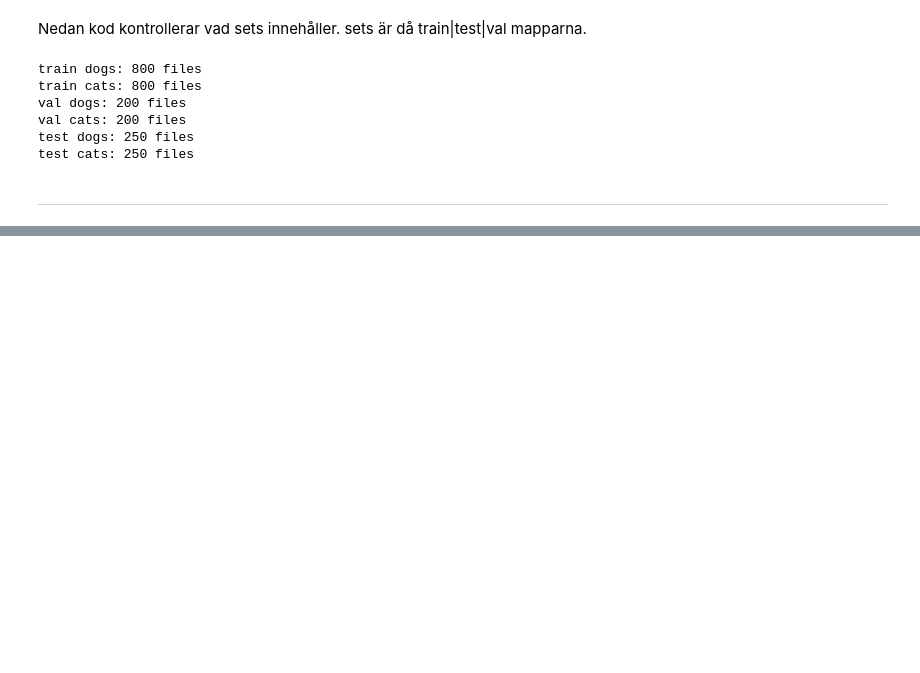
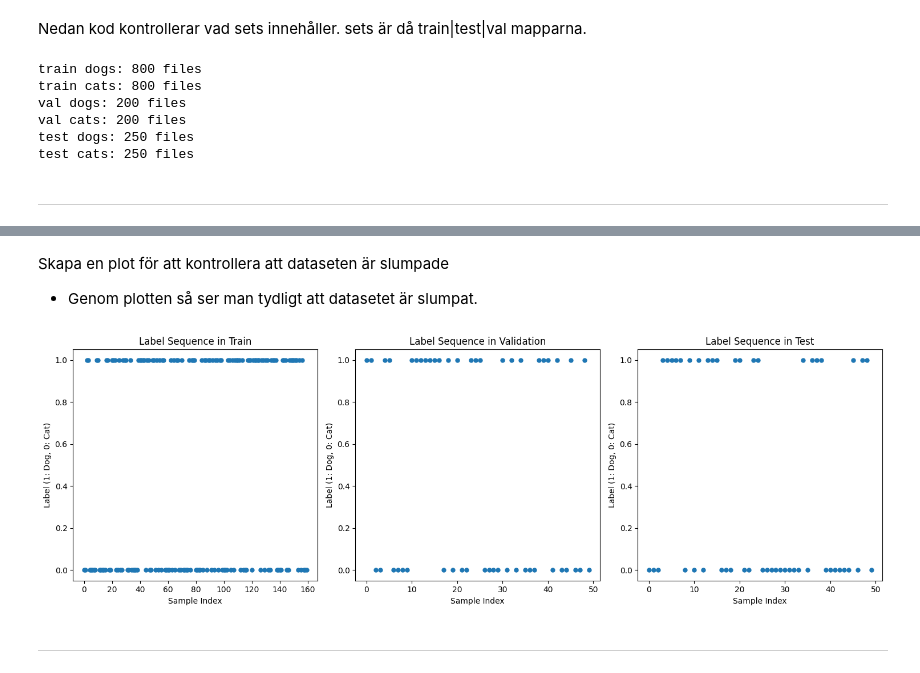
Before and after one commit to Utjiman/AI-Richard-Boden-OPA23, a Jupyter notebook: labs/Labb_2.ipynb, the cells around one changed output, grey strips where cells are left out. Saved outputs shown, nothing was run; the diff lists cells and outputs as text; code cells hidden in the pictures; blank space fills up the shorter version.

```diff
--- a/labs/Labb_2.ipynb
+++ b/labs/Labb_2.ipynb
@@ -206,0 +239,19 @@ Found 500 images belonging to 2 classes.
+# %% [markdown]
+Skapa en plot för att kontrollera att dataseten är slumpade
+- Genom plotten så ser man tydligt att datasetet är slumpat.
+# %%
+plt.figure(figsize=(15, 5))
+for i, labels in enumerate(all_labels):
+    label_seq = [label[0] for label in labels]
+    plt.subplot(1, 3, i + 1)
+    plt.plot(label_seq, marker='o', linestyle='', markersize=5)
+    plt.title(f'Label Sequence in {dataset_labels[i]}')
+    plt.xlabel('Sample Index')
+    plt.ylabel('Label (1: Dog, 0: Cat)')
+
+plt.tight_layout()
+plt.show()
+# %% [output]
+[figure, added]
+# %% [markdown]
+-----
```
Also changed, not shown: parts of 12 cells of this notebook.
